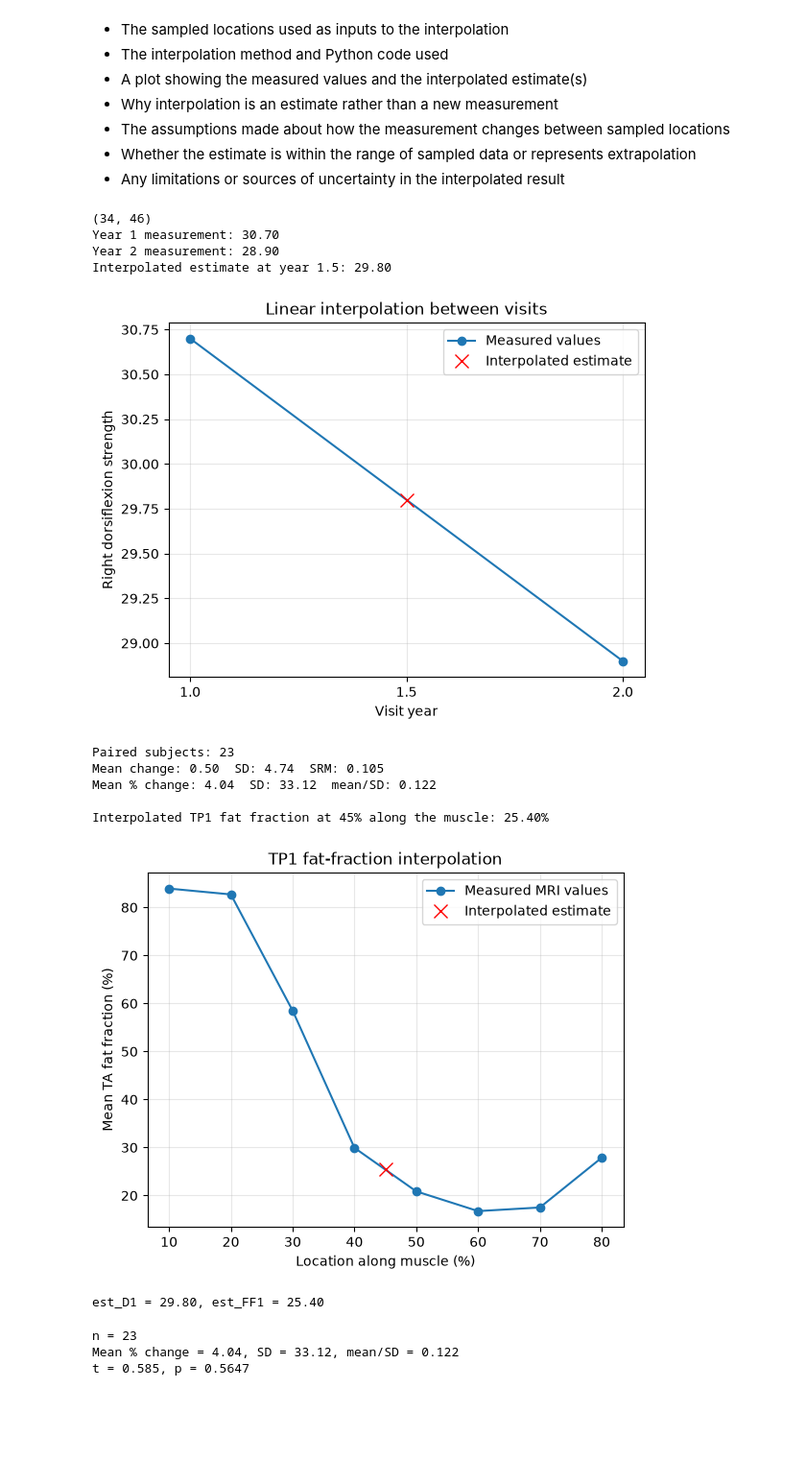
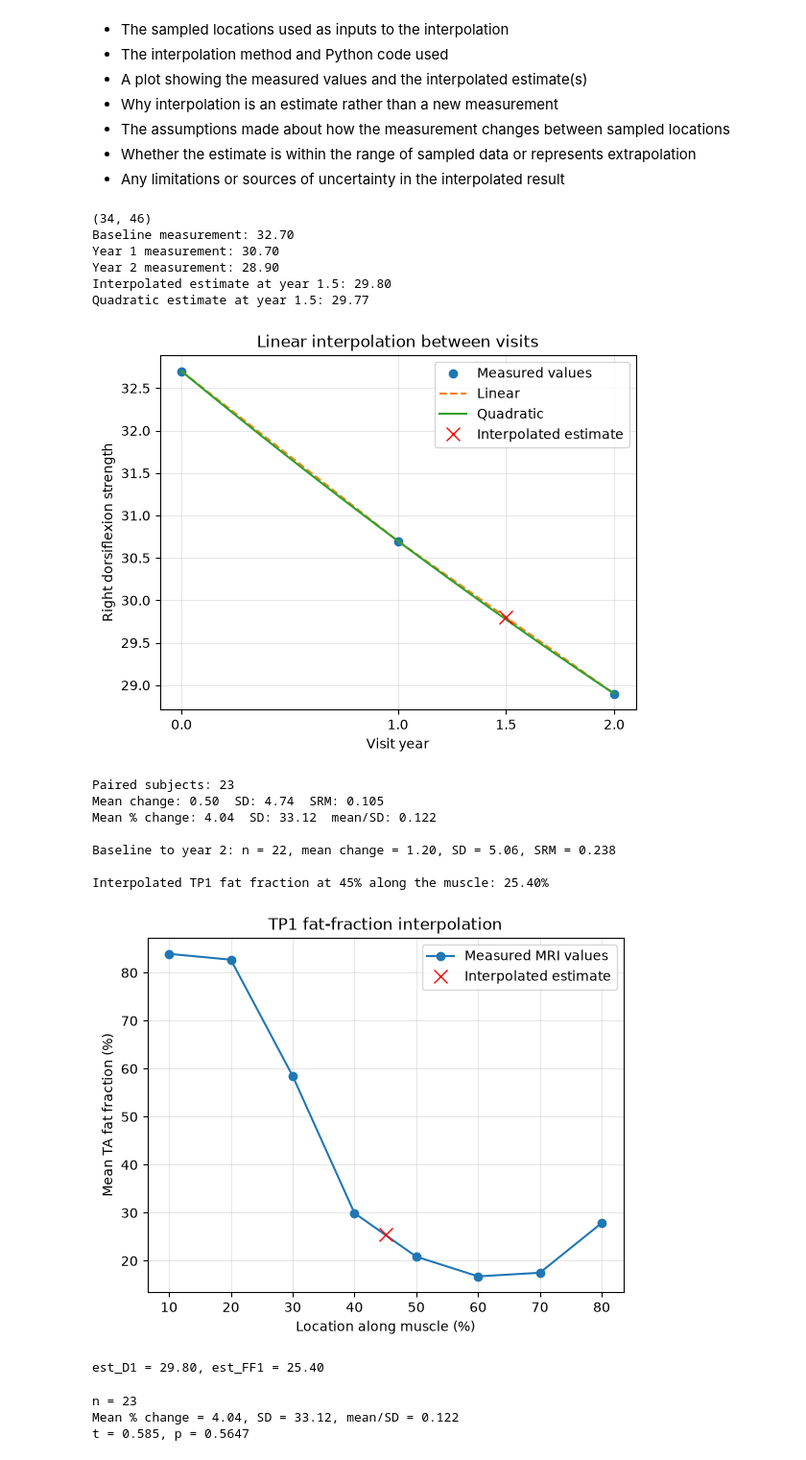
Before and after one commit to jenknguy/bme2315_mod2, a Jupyter notebook: FSHD_Module2_Project_Template.ipynb, the cells around one changed output. Shown at 96% size. Cells and saved outputs as stored; diff of their text form; code cells hidden in the pictures; blank space fills up the shorter version.

Commit message:
I added limitations, and fixed out interpolation
I added baseline to our interpolated data. I felt like it shoudve been compared to that

```diff
--- a/FSHD_Module2_Project_Template.ipynb
+++ b/FSHD_Module2_Project_Template.ipynb
@@ -364,6 +364,7 @@ csv_path = Path("Module2_FSHD_Dataset.csv")
 df = pd.read_csv(csv_path)
 print(df.shape)
 
+b_col = "dorsiflexion_qmt_R_baseline"
 y1_col = "dorsiflexion_qmt_R_y1"
 y2_col = "dorsiflexion_qmt_R_y2"
 
@@ -372,24 +373,34 @@ paired = df[[y1_col, y2_col]].apply(pd.to_numeric, errors="coerce").dropna()
 if paired.empty:
     raise ValueError("No subjects have dorsiflexion measurements at both visits.")
 
+# I added baseline for the interpolation analysis so we could have a quadratic fit
+three = df[[b_col, y1_col, y2_col]].apply(pd.to_numeric, errors="coerce").dropna()
+
 # Illustrate linear interpolation for the first complete subject.
-x = np.array([1.0, 2.0])  # visit years
-y = paired.iloc[0].to_numpy(dtype=float)
+x = np.array([0.0, 1.0, 2.0])  # Complete visit years (baseline, year 1, year 2)
+y = three.iloc[0].to_numpy(dtype=float)
 f_lin = interp1d(x, y, kind="linear")
+f_quad = interp1d(x, y, kind="quadratic")   #I added baseline so we could compare both points to it
 mid_year = 1.5
 estimate = float(f_lin(mid_year))
+est_quad = float(f_quad(mid_year))
 est_D1 = estimate
 
-print(f"Year 1 measurement: {y[0]:.2f}")
-print(f"Year 2 measurement: {y[1]:.2f}")
+print(f"Baseline measurement: {y[0]:.2f}")  # ADDED
+print(f"Year 1 measurement: {y[1]:.2f}")
+print(f"Year 2 measurement: {y[2]:.2f}")   # CHANGED: y[2] is now year 2
 print(f"Interpolated estimate at year {mid_year}: {estimate:.2f}")
+print(f"Quadratic estimate at year {mid_year}: {est_quad:.2f}")  # ADDED
 
-plt.plot(x, y, "o-", label="Measured values")
+xs = np.linspace(0, 2, 100)                 # ADDED
+plt.plot(x, y, "o", label="Measured values")  # CHANGED: points only, curves drawn below
+plt.plot(xs, f_lin(xs), "--", label="Linear")     # ADDED
+plt.plot(xs, f_quad(xs), "-", label="Quadratic")  # ADDED
 plt.plot(mid_year, estimate, "rx", markersize=10, label="Interpolated estimate")
 plt.xlabel("Visit year")
 plt.ylabel("Right dorsiflexion strength")
 plt.title("Linear interpolation between visits")
-plt.xticks([1, mid_year, 2])
+plt.xticks([0, 1, mid_year, 2])             # CHANGED: added 0 for baseline
 plt.legend()
 plt.grid(True, alpha=0.3)
 plt.show()
@@ -407,6 +418,12 @@ print(f"Paired subjects: {len(changes)}")
 print(f"Mean change: {mean_change:.2f}  SD: {std_change:.2f}  SRM: {srm:.3f}")
 print(f"Mean % change: {pct.mean():.2f}  SD: {pct.std(ddof=1):.2f}  "
       f"mean/SD: {pct_ratio:.3f}\n")
+
+# ADDED: baseline to year 2 change (subjects with all 3 visits)
+chg_b2 = three[y2_col] - three[b_col]
+srm_b2 = chg_b2.mean() / chg_b2.std(ddof=1)
+print(f"Baseline to year 2: n = {len(chg_b2)}, mean change = {chg_b2.mean():.2f}, "
+      f"SD = {chg_b2.std(ddof=1):.2f}, SRM = {srm_b2:.3f}\n")
 
 # Interpolation Analysis for fat fraction (TP1 profile along the muscle)
 ff_profile = (
@@ -415,38 +432,42 @@ ff_profile = (
 )
 
 x_ff = ff_profile["percent_along_muscle"].to_numpy(dtype=float)
 y_ff = ff_profile["mean_fat_fraction_percent"].to_numpy(dtype=float)
 
 f_ff = interp1d(x_ff, y_ff, kind="linear", bounds_error=True)
 
 target_location = 45.0  # between measured 40% and 50% locations
 est_FF1 = float(f_ff(target_location))
 
 print(
     f"Interpolated TP1 fat fraction at {target_location:.0f}% along the muscle: "
     f"{est_FF1:.2f}%"
 )
 
 plt.plot(x_ff, y_ff, "o-", label="Measured MRI values")
 plt.plot(target_location, est_FF1, "rx", markersize=10, label="Interpolated estimate")
 plt.xlabel("Location along muscle (%)")
 plt.ylabel("Mean TA fat fraction (%)")
 plt.title("TP1 fat-fraction interpolation")
 plt.legend()
 plt.grid(True, alpha=0.3)
 plt.show()
 
 print(f"est_D1 = {est_D1:.2f}, est_FF1 = {est_FF1:.2f}")
 # %% [output]
 (34, 46)
+Baseline measurement: 32.70
 Year 1 measurement: 30.70
 Year 2 measurement: 28.90
 Interpolated estimate at year 1.5: 29.80
+Quadratic estimate at year 1.5: 29.77
-[figure, old version]
+[figure, new version]
 Paired subjects: 23
 Mean change: 0.50  SD: 4.74  SRM: 0.105
 Mean % change: 4.04  SD: 33.12  mean/SD: 0.122
 
+Baseline to year 2: n = 22, mean change = 1.20, SD = 5.06, SRM = 0.238
+
 Interpolated TP1 fat fraction at 45% along the muscle: 25.40%
 [figure]
 est_D1 = 29.80, est_FF1 = 25.40
```
Also changed, not shown: parts of 1 cell of this notebook.
